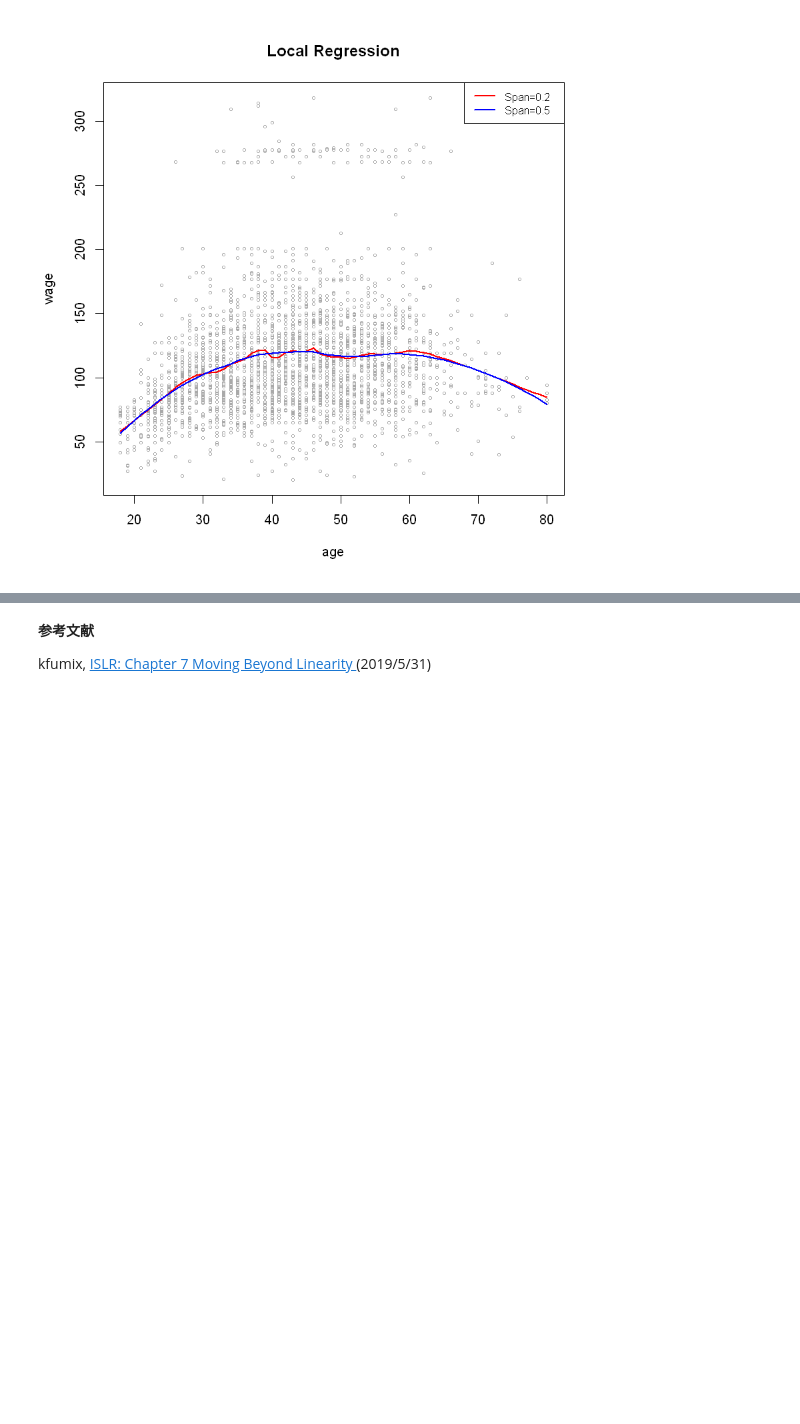
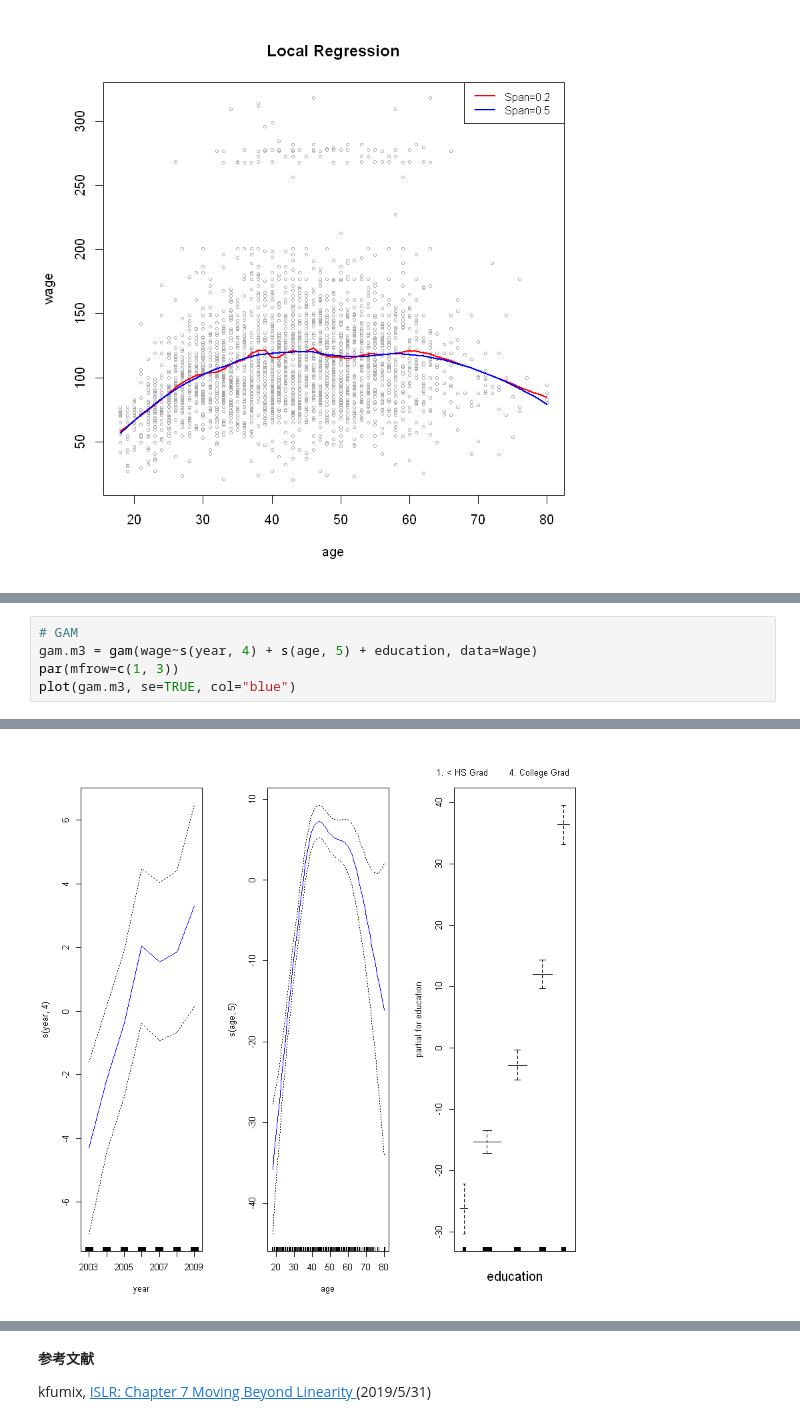
Before and after one commit to yellowmeteor/met_python.github.io, a Jupyter notebook: ISLR/7_Moving_Beyond_Linearity.ipynb, the cells around one changed output, grey strips where cells are left out. Drawn from its saved outputs; the diff is of its cells as text; blank space fills up the shorter version.

```diff
--- a/ISLR/7_Moving_Beyond_Linearity.ipynb
+++ b/ISLR/7_Moving_Beyond_Linearity.ipynb
@@ -309,0 +357,6 @@ legend("topright", legend=c("Span=0.2", "Span=0.5"), col=c("red", "blue"), lty=1
+# %%
+# GAM
+gam.m3 = gam(wage~s(year, 4) + s(age, 5) + education, data=Wage)
+par(mfrow=c(1, 3))
+plot(gam.m3, se=TRUE, col="blue")
+# %% [output]
@@ -309,0 +365 @@ legend("topright", legend=c("Span=0.2", "Span=0.5"), col=c("red", "blue"), lty=1
+[figure, added]
```
Also changed, not shown: parts of 14 cells of this notebook.
